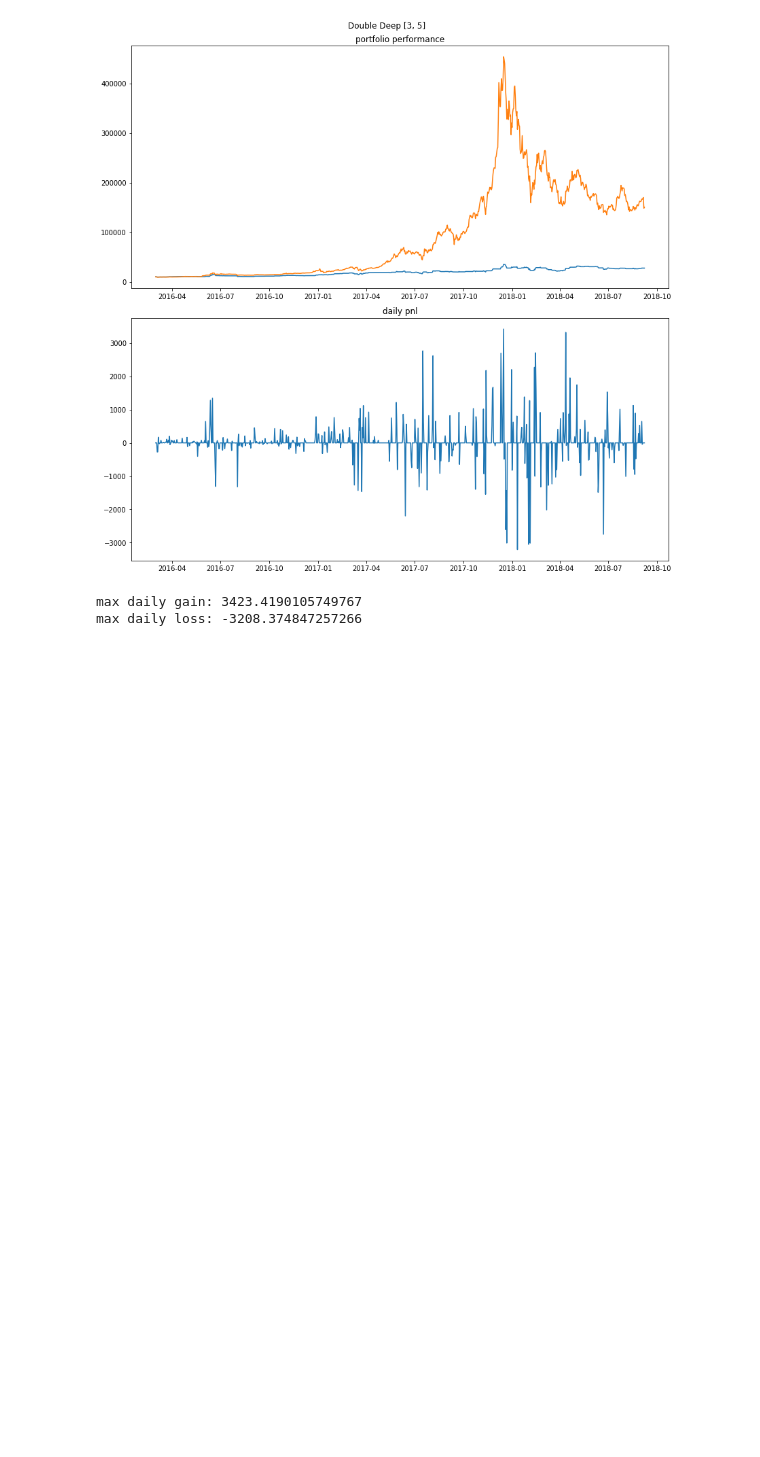
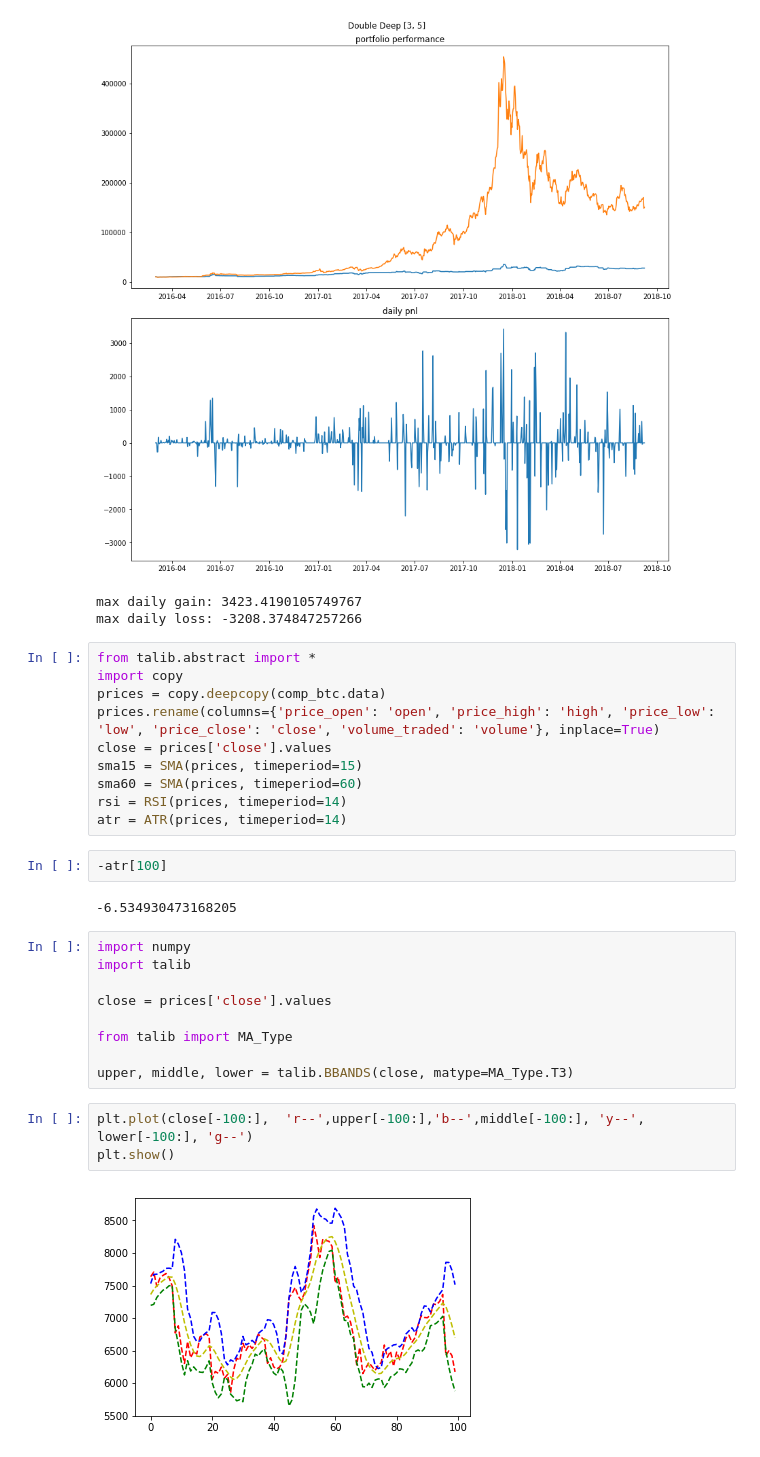
Before and after one commit to MasslessAI/crypto_index, a Jupyter notebook: notebooks/portfolio_strategy_performance_tracking-Data-Base-Data.ipynb, the cells around one changed output. Saved outputs shown, nothing was run; the diff lists cells and outputs as text; blank space fills up the shorter version.

```diff
--- a/notebooks/portfolio_strategy_performance_tracking-Data-Base-Data.ipynb
+++ b/notebooks/portfolio_strategy_performance_tracking-Data-Base-Data.ipynb
@@ -174,3 +153,31 @@ print('max daily loss:', report['pnl'].min())
 [figure]
 max daily gain: 3423.4190105749767
 max daily loss: -3208.374847257266
+# %%
+from talib.abstract import *
+import copy
+prices = copy.deepcopy(comp_btc.data)
+prices.rename(columns={'price_open': 'open', 'price_high': 'high', 'price_low': 'low', 'price_close': 'close', 'volume_traded': 'volume'}, inplace=True)
+close = prices['close'].values
+sma15 = SMA(prices, timeperiod=15)
+sma60 = SMA(prices, timeperiod=60)
+rsi = RSI(prices, timeperiod=14)
+atr = ATR(prices, timeperiod=14)
+# %%
+-atr[100]
+# %% [output]
+-6.534930473168205
+# %%
+import numpy
+import talib
+
+close = prices['close'].values
+
+from talib import MA_Type
+
+upper, middle, lower = talib.BBANDS(close, matype=MA_Type.T3)
+# %%
+plt.plot(close[-100:],  'r--',upper[-100:],'b--',middle[-100:], 'y--', lower[-100:], 'g--')
+plt.show()
+# %% [output]
+[figure, added]
```
Also changed, not shown: parts of 8 cells of this notebook, 3 other files.
